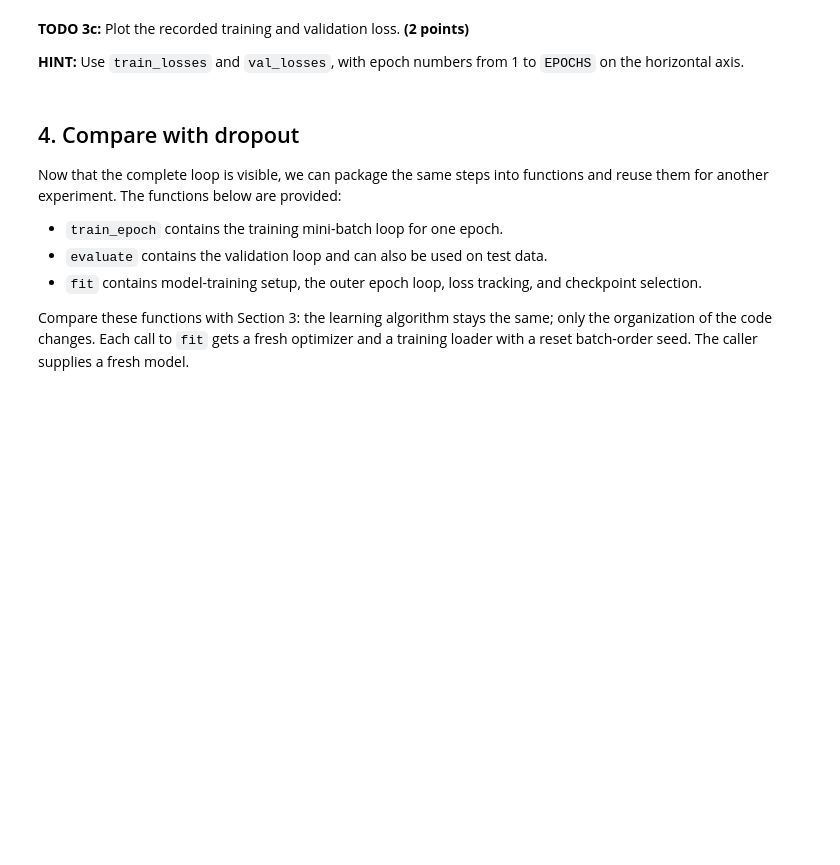
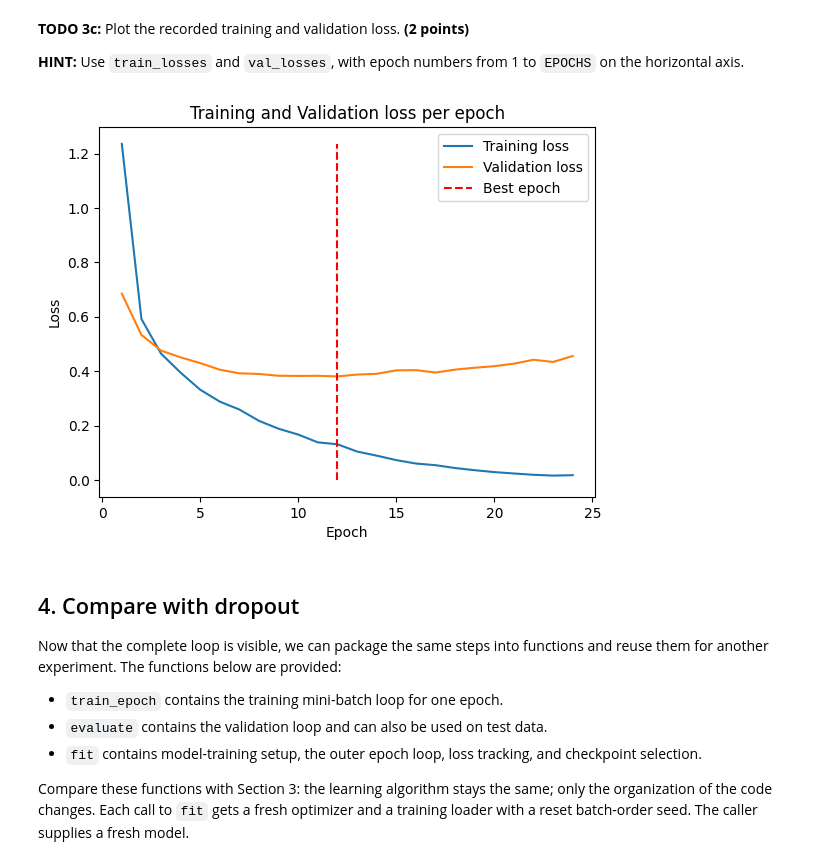
Before and after one commit to ManiGillier/CV_miniproject-1, a Jupyter notebook: Project_KMNIST__starter.ipynb, the cells around one changed output. Saved outputs shown, nothing was run; the diff lists cells and outputs as text; code cells hidden in the pictures; blank space fills up the shorter version.

```diff
--- a/Project_KMNIST__starter.ipynb
+++ b/Project_KMNIST__starter.ipynb
@@ -210,7 +210,7 @@ torch.manual_seed(SEED)
 model = Classifier(p=0.0)
 criterion = nn.CrossEntropyLoss()
 LEARNING_RATE = 0.001
-EPOCHS = 12
+EPOCHS = 24
 optimizer = torch.optim.Adam(model.parameters(), lr=LEARNING_RATE)
 trainloader = make_trainloader(seed=SEED)
 
@@ -285,6 +288,24 @@ Selected epoch: 12
 **HINT:** Use `train_losses` and `val_losses`, with epoch numbers from 1 to `EPOCHS` on the horizontal axis.
 # %%
 #YOUR CODE HERE
+
+# I'm also adding a vertical line on the best epoch, to see if we have overfitting on the test
+# NOTE: I also tried with 24 max epochs, and indeed, the best is the 12th, with validation loss going up after !
+# Overfitting happening here...
+
+# This is to make sure from epoch 0 to EPOCHS included
+epochs = range(1, EPOCHS + 1)
+
+plt.plot(epochs, train_losses, label='Training loss')
+plt.plot(epochs, val_losses, label='Validation loss')
+plt.xlabel('Epoch')
+plt.ylabel('Loss')
+plt.vlines(best_epoch, 0.0, max(train_losses), colors='r', linestyles='dashed', label="Best epoch")
+plt.legend()
+plt.title(label='Training and Validation loss per epoch')
+plt.show()
+# %% [output]
+[figure, added]
 # %% [markdown]
 ## 4. Compare with dropout
 
```
Also changed, not shown: parts of 1 cell of this notebook.
